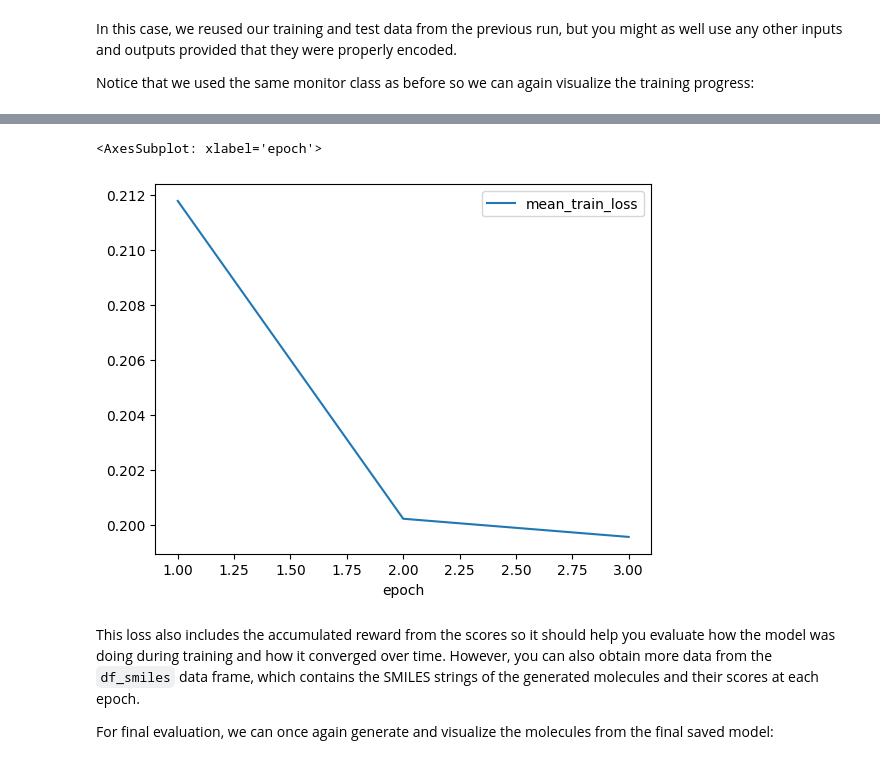
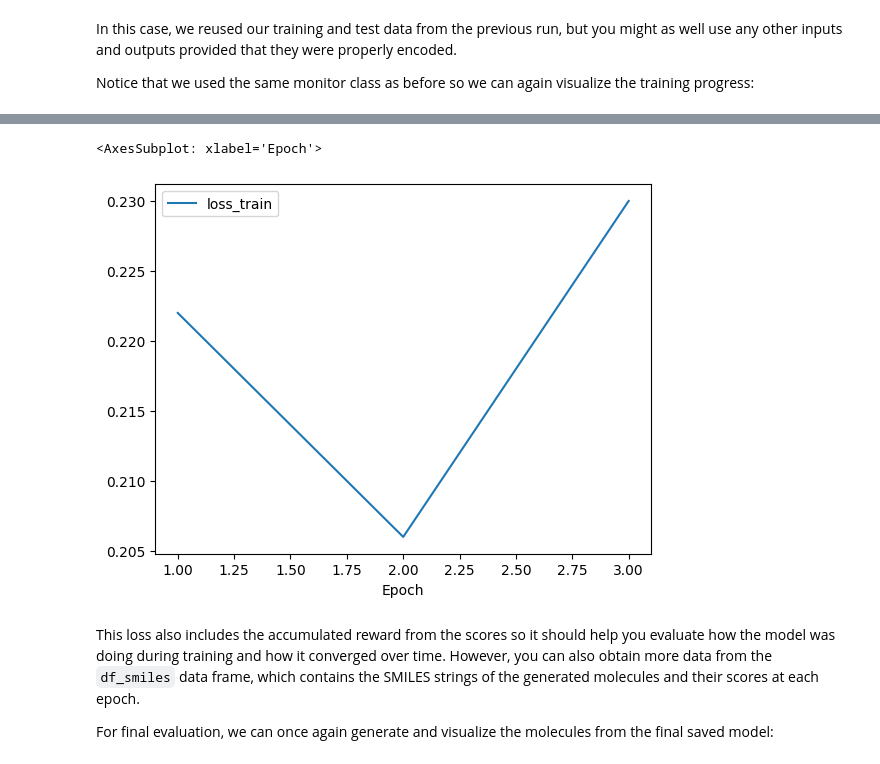
Before and after one commit to CDDLeiden/DrugEx, a Jupyter notebook: tutorial/Graph-Transformer.ipynb, the cells around one changed output, grey strips where cells are left out. Cells and saved outputs as stored; diff of their text form; code cells hidden in the pictures.

```diff
--- a/tutorial/Graph-Transformer.ipynb
+++ b/tutorial/Graph-Transformer.ipynb
@@ -605,8 +605,8 @@ df_info.head()
 # %%
-df_info.plot.line(x='epoch', y='mean_train_loss')
+df_info.plot.line(x='Epoch', y='loss_train')
 # %% [output]
-<AxesSubplot: xlabel='epoch'>
+<AxesSubplot: xlabel='Epoch'>
-[figure, old version]
+[figure, new version]
 # %% [markdown]
 This loss also includes the accumulated reward from the scores so it should help you evaluate how the model was doing during training and how it converged over time. However, you can also obtain more data from the `df_smiles` data frame, which contains the SMILES strings of the generated molecules and their scores at each epoch.
 
```
Also changed, not shown: parts of 19 cells of this notebook.
